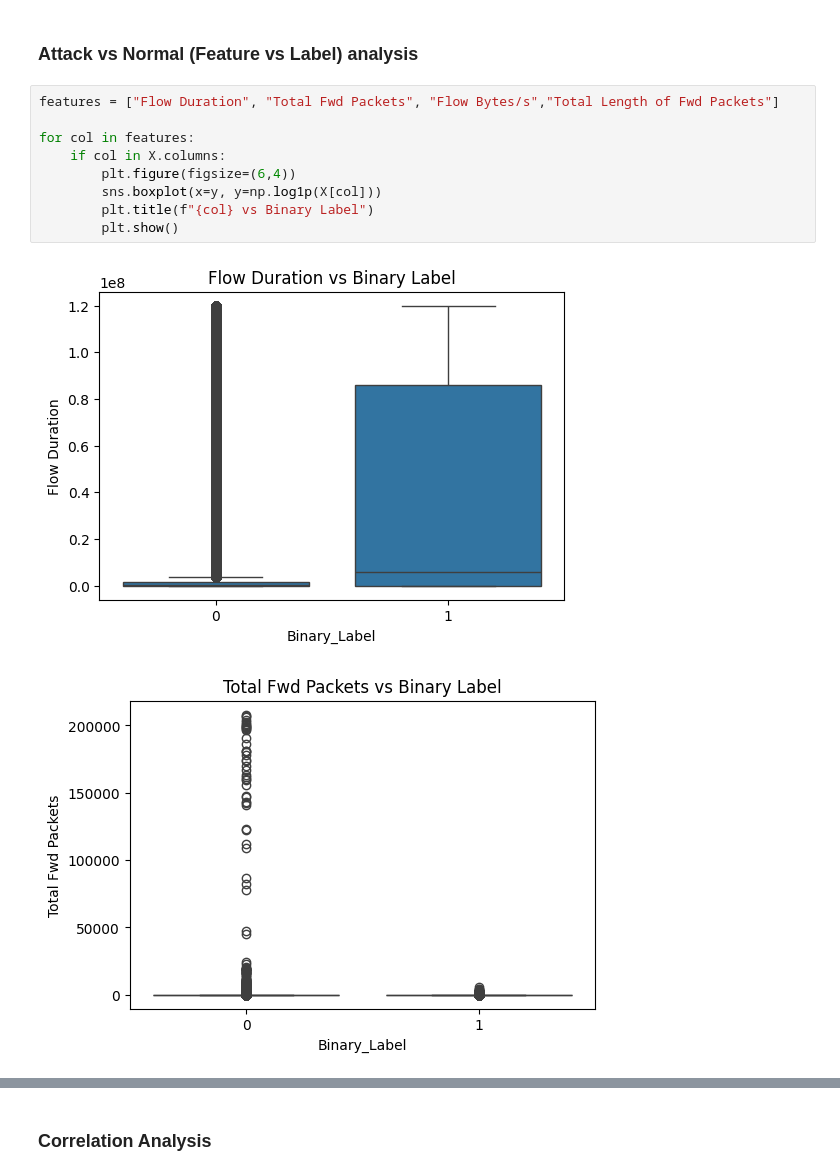
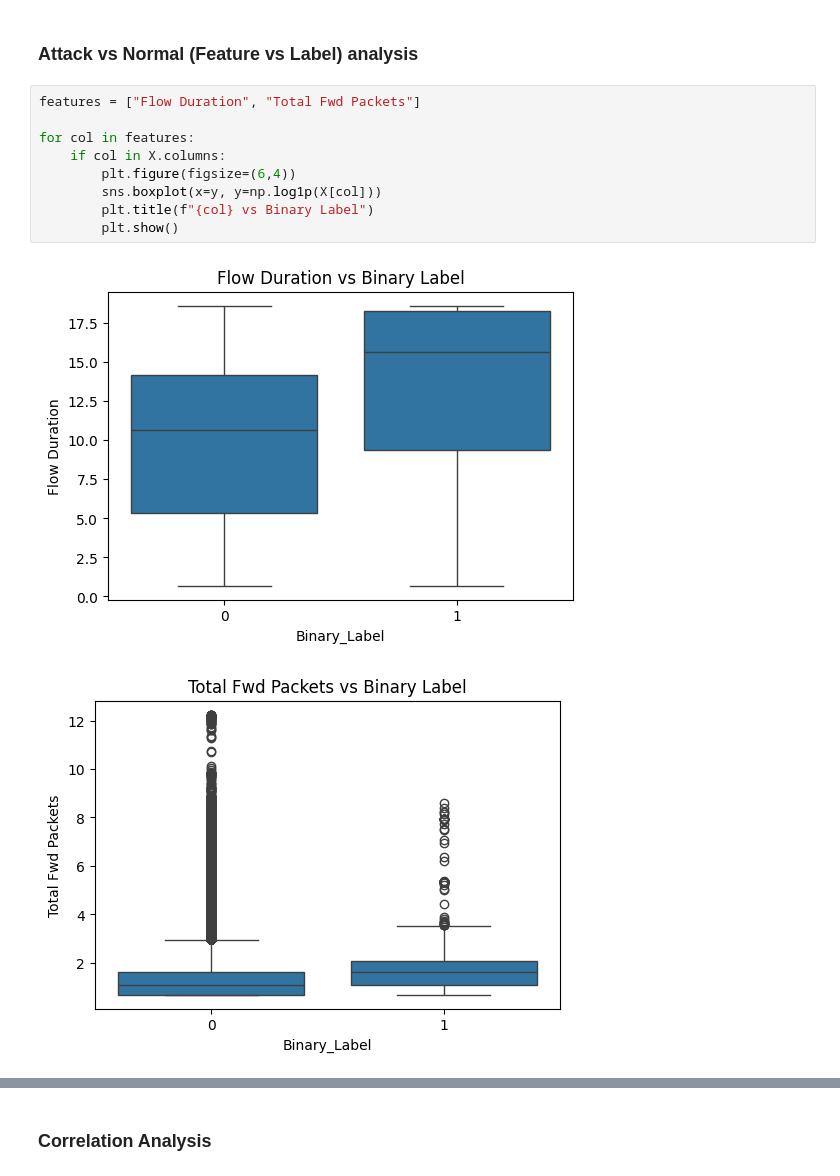
Before and after one commit to akanksha-dev9/Intrusion-Detection-System, a Jupyter notebook: notebooks/eda.ipynb, the cells around one changed output, grey strips where cells are left out. Cells and saved outputs as stored; diff of their text form.

```diff
--- a/notebooks/eda.ipynb
+++ b/notebooks/eda.ipynb
@@ -103,14 +103,14 @@ plt.show()
 # %% [markdown]
 ### Attack vs Normal (Feature vs Label) analysis
 # %%
-features = ["Flow Duration", "Total Fwd Packets", "Flow Bytes/s","Total Length of Fwd Packets"]
+features = ["Flow Duration", "Total Fwd Packets"]
 
 for col in features:
     if col in X.columns:
         plt.figure(figsize=(6,4))
         sns.boxplot(x=y, y=np.log1p(X[col]))
         plt.title(f"{col} vs Binary Label")
         plt.show()
 # %% [output]
-[figure, old version]
+[figure, new version]
-[figure, old version]
+[figure, new version]
```
Also changed, not shown: parts of 2 cells of this notebook, 4 other files.
